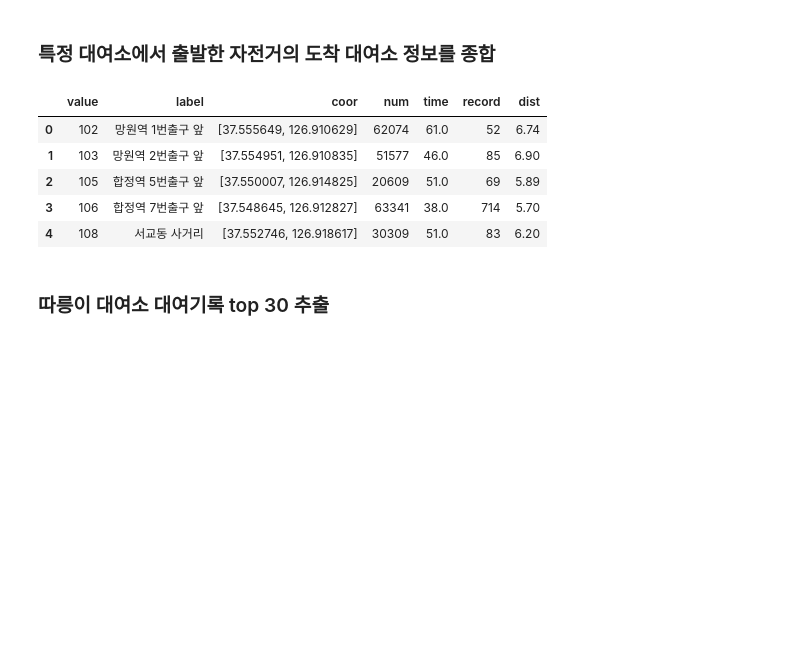
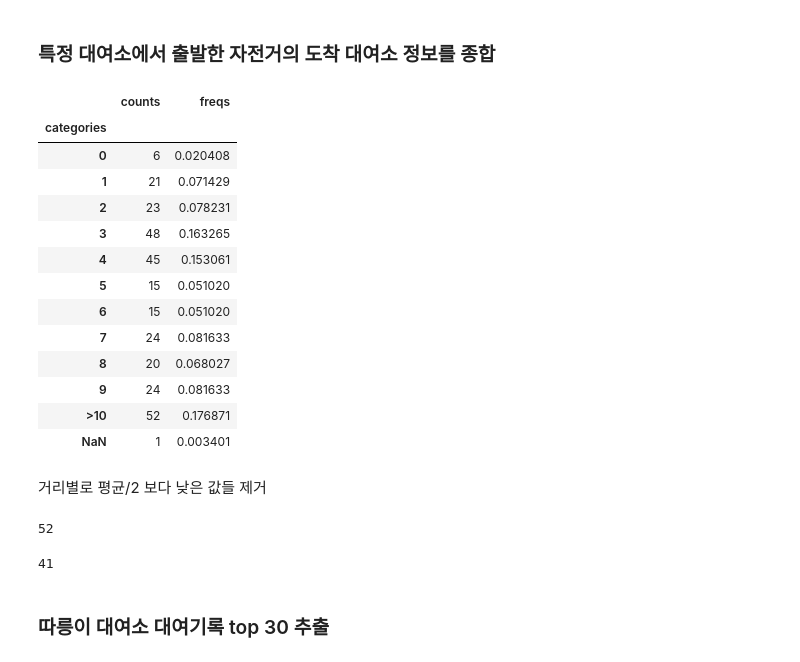
Before and after one commit to yangoos57/seoulBikeProject, a Jupyter notebook: backend/bikeTourNew.ipynb, the cells around one changed output. Drawn from its saved outputs; the diff is of its cells as text; code cells hidden in the pictures; blank space fills up the shorter version.

```diff
--- a/backend/bikeTourNew.ipynb
+++ b/backend/bikeTourNew.ipynb
@@ -115,14 +115,36 @@ def arrStation(st_id: int) -> pd.DataFrame:
 
     return data
 
-arrStation(207).head(5)
+k= arrStation(207)
-# %% [output]
-|  | value | label | coor | num | time | record | dist |
-| 0 | 102 | 망원역 1번출구 앞 | [37.555649, 126.910629] | 62074 | 61.0 | 52 | 6.74 |
-| 1 | 103 | 망원역 2번출구 앞 | [37.554951, 126.910835] | 51577 | 46.0 | 85 | 6.90 |
-| 2 | 105 | 합정역 5번출구 앞 | [37.550007, 126.914825] | 20609 | 51.0 | 69 | 5.89 |
-| 3 | 106 | 합정역 7번출구 앞 | [37.548645, 126.912827] | 63341 | 38.0 | 714 | 5.70 |
-| 4 | 108 | 서교동 사거리 | [37.552746, 126.918617] | 30309 | 51.0 | 83 | 6.20 |
+# %%
+a = pd.cut(k['dist'],bins=[0,1,2,3,4,5,6,7,8,9,10,20],labels=[0,1,2,3,4,5,6,7,8,9,'>10'])
+k['cat'] =a
+# %%
+a.values.describe()
+# %% [output]
+|  | counts | freqs |
+| categories |  |  |
+| 0 | 6 | 0.020408 |
+| 1 | 21 | 0.071429 |
+| 2 | 23 | 0.078231 |
+| 3 | 48 | 0.163265 |
+| 4 | 45 | 0.153061 |
+| 5 | 15 | 0.051020 |
+| 6 | 15 | 0.051020 |
+| 7 | 24 | 0.081633 |
+| 8 | 20 | 0.068027 |
+| 9 | 24 | 0.081633 |
+| >10 | 52 | 0.176871 |
+| NaN | 1 | 0.003401 |
+# %% [markdown]
+거리별로 평균/2 보다 낮은 값들 제거
+# %%
+asd = k[k['cat'] == '>10']
+print(len(asd))
+len(asd[asd['record'] > (np.mean(asd['record'])/2)])
+# %% [output]
+52
+41
 # %% [markdown]
 ### 따릉이 대여소 대여기록 top 30 추출
 # %%
```
Also changed, not shown: 2 other files.
